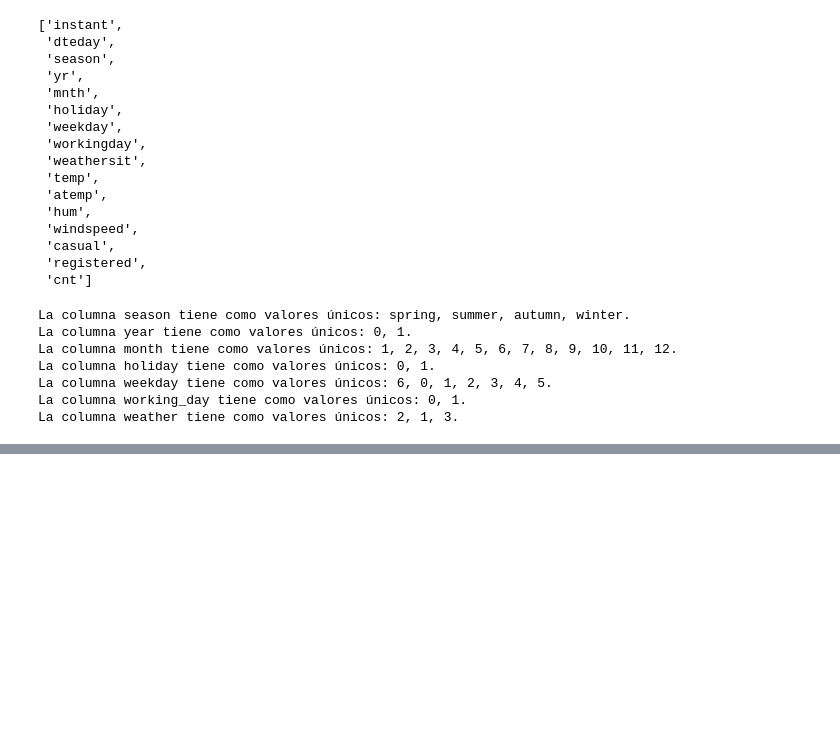
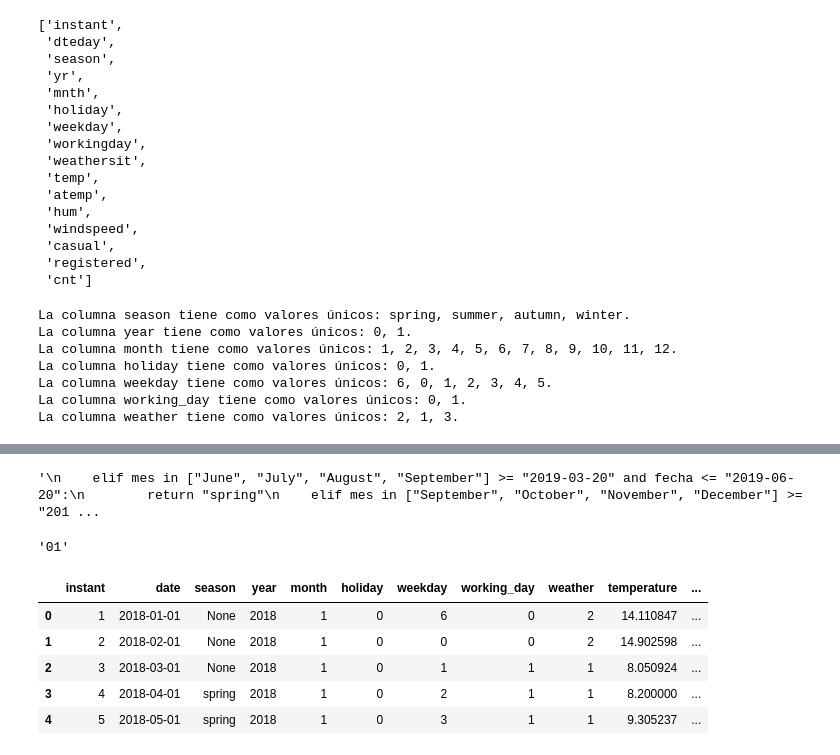
Before and after one commit to CrisSangrador/proyecto-alquiler-bicicletas, a Jupyter notebook: eda_bicis.ipynb, the cells around one changed output, grey strips where cells are left out. Drawn from its saved outputs; the diff is of its cells as text; code cells hidden in the pictures; blank space fills up the shorter version.

```diff
--- a/eda_bicis.ipynb
+++ b/eda_bicis.ipynb
@@ -173,0 +222,55 @@ df_spring
+# %%
+def cambiar_estacion (fecha):
+    mes = fecha.strftime("%B")
+    dia = int(fecha.strftime("%d"))
+
+    if mes in ["April", "May"]:
+        return "spring"
+
+    elif mes == "March" and dia >= 20 or mes == "June" and dia <= 20:
+        return "spring"
+
+    if mes in ["April", "May"]:
+        return "spring"
+
+    elif mes == "March" and dia >= 20 or mes == "June" and dia <= 20:
+        return "spring"
+
+    if mes in ["April", "May"]:
+        return "spring"
+
+    elif mes == "March" and dia >= 20 or mes == "June" and dia <= 20:
+        return "spring"
+
+    if mes in ["April", "May"]:
+        return "spring"
+
+    elif mes == "March" and dia >= 20 or mes == "June" and dia <= 20:
+        return "spring"
+
+
+"""
+    elif mes in ["June", "July", "August", "September"] >= "2019-03-20" and fecha <= "2019-06-20":
+        return "spring"
+    elif mes in ["September", "October", "November", "December"] >= "2018-06-21" and fecha <= "2018-09-22":
+        return "summer"
+    elif mes in ["December", "January",  "February", "March"] >= "2019-06-21" and fecha <= "2019-09-22":
+        return "summer"
+"""
+# %% [output]
+'\n    elif mes in ["June", "July", "August", "September"] >= "2019-03-20" and fecha <= "2019-06-20":\n        return "spring"\n    elif mes in ["September", "October", "November", "December"] >= "201 ...
+# %%
+df["date"].loc[0].strftime("%d")
+# %% [output]
+'01'
+# %%
+df["season"] = df["date"].apply(cambiar_estacion)
+# %%
+df.head()
+# %% [output]
+|  | instant | date | season | year | month | holiday | weekday | working_day | weather | temperature | ... |
+| 0 | 1 | 2018-01-01 | None | 2018 | 1 | 0 | 6 | 0 | 2 | 14.110847 | ... |
+| 1 | 2 | 2018-02-01 | None | 2018 | 1 | 0 | 0 | 0 | 2 | 14.902598 | ... |
+| 2 | 3 | 2018-03-01 | None | 2018 | 1 | 0 | 1 | 1 | 1 | 8.050924 | ... |
+| 3 | 4 | 2018-04-01 | spring | 2018 | 1 | 0 | 2 | 1 | 1 | 8.200000 | ... |
+| 4 | 5 | 2018-05-01 | spring | 2018 | 1 | 0 | 3 | 1 | 1 | 9.305237 | ... |
```
Also changed, not shown: parts of 15 cells of this notebook.
